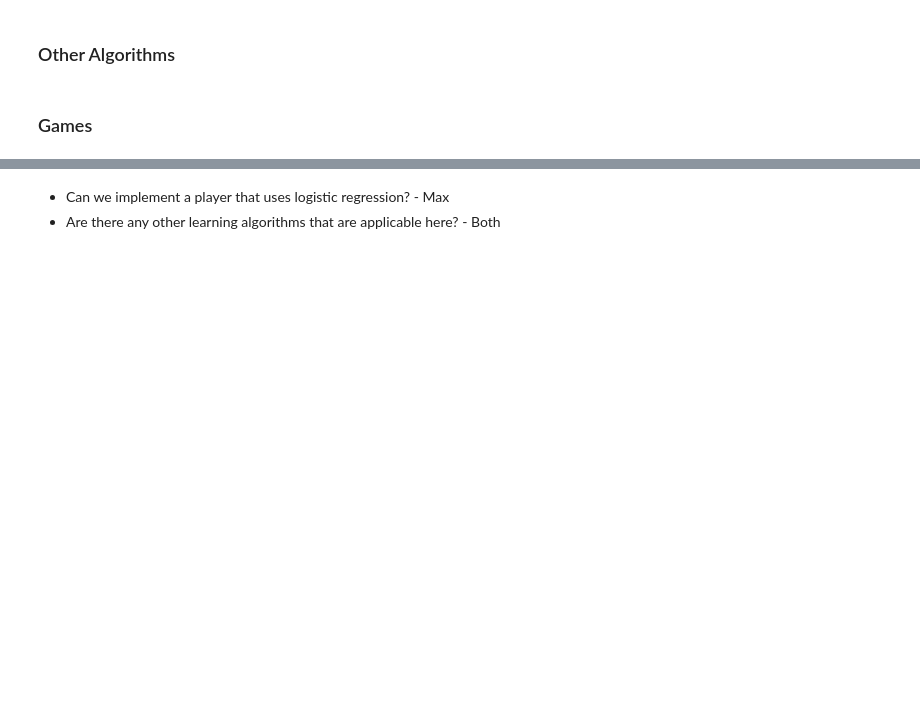
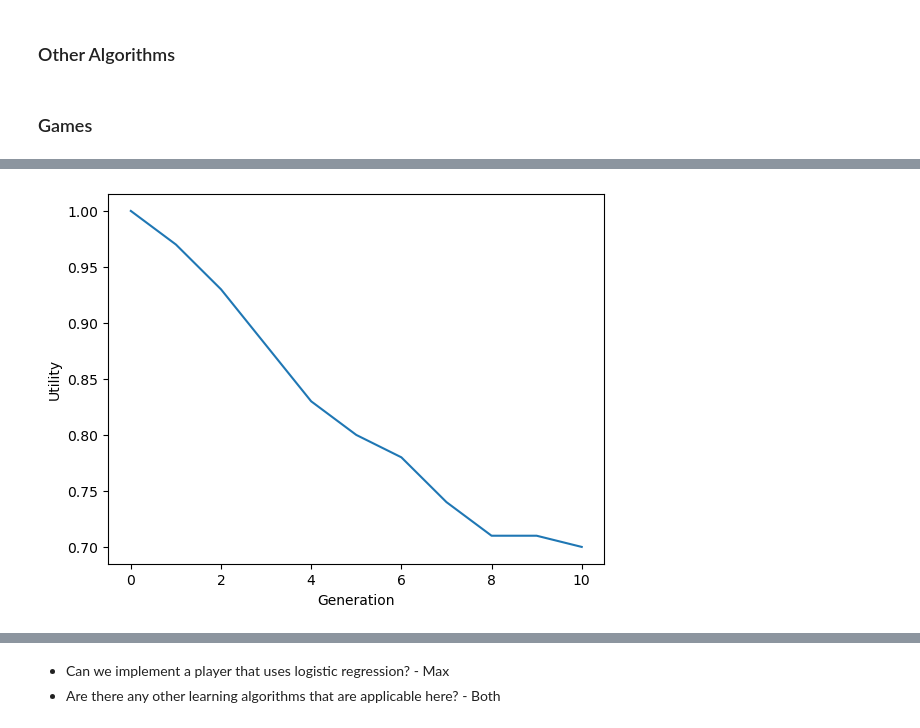
Before and after one commit to maxb00/Emergence-of-Vagueness, a Jupyter notebook: lichtman.ipynb, the cells around one changed output, grey strips where cells are left out. Saved outputs shown, nothing was run; the diff lists cells and outputs as text; code cells hidden in the pictures; blank space fills up the shorter version.

```diff
--- a/lichtman.ipynb
+++ b/lichtman.ipynb
@@ -245,0 +297,4 @@ player_stack[1].utility(inital_policy)
+# %%
+plot_utility(player_stack, inital_policy)
+# %% [output]
+[figure, added]
```
Also changed, not shown: parts of 19 cells of this notebook.
